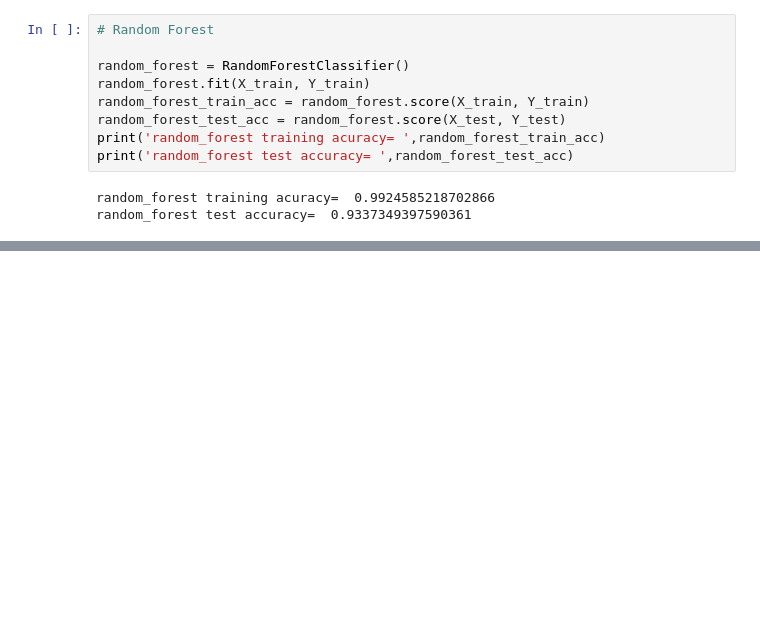
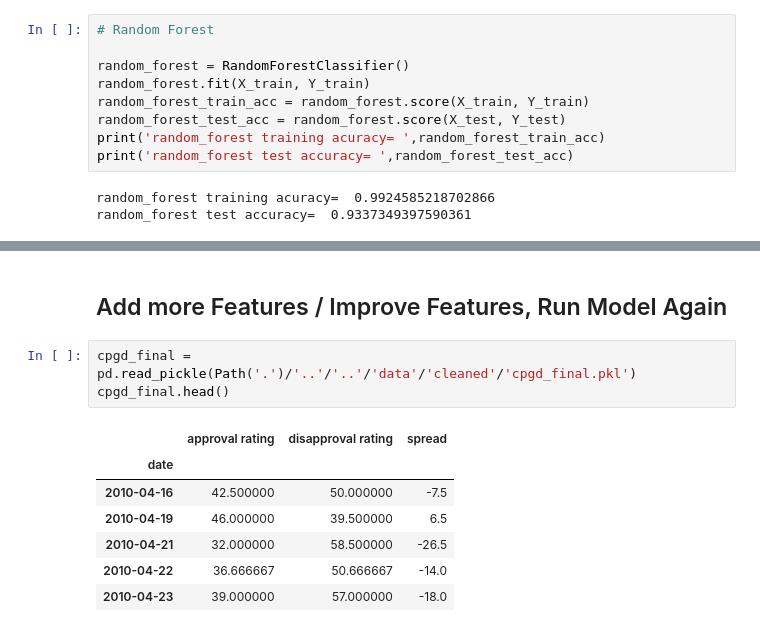
Before and after one commit to Nlorio/election-forecast, a Jupyter notebook: notebooks/3-modeling/FEC_poll_model.ipynb, the cells around one changed output, grey strips where cells are left out. Cells and saved outputs as stored; diff of their text form; blank space fills up the shorter version.

Commit message:
model update

```diff
--- a/notebooks/3-modeling/FEC_poll_model.ipynb
+++ b/notebooks/3-modeling/FEC_poll_model.ipynb
@@ -383,0 +507,13 @@ random_forest test accuracy=  0.9337349397590361
+# %% [markdown]
+## Add more Features / Improve Features, Run Model Again
+# %%
+cpgd_final = pd.read_pickle(Path('.')/'..'/'..'/'data'/'cleaned'/'cpgd_final.pkl')
+cpgd_final.head()
+# %% [output]
+|  | approval rating | disapproval rating | spread |
+| date |  |  |  |
+| 2010-04-16 | 42.500000 | 50.000000 | -7.5 |
+| 2010-04-19 | 46.000000 | 39.500000 | 6.5 |
+| 2010-04-21 | 32.000000 | 58.500000 | -26.5 |
+| 2010-04-22 | 36.666667 | 50.666667 | -14.0 |
+| 2010-04-23 | 39.000000 | 57.000000 | -18.0 |
```
Also changed, not shown: parts of 9 cells of this notebook.
